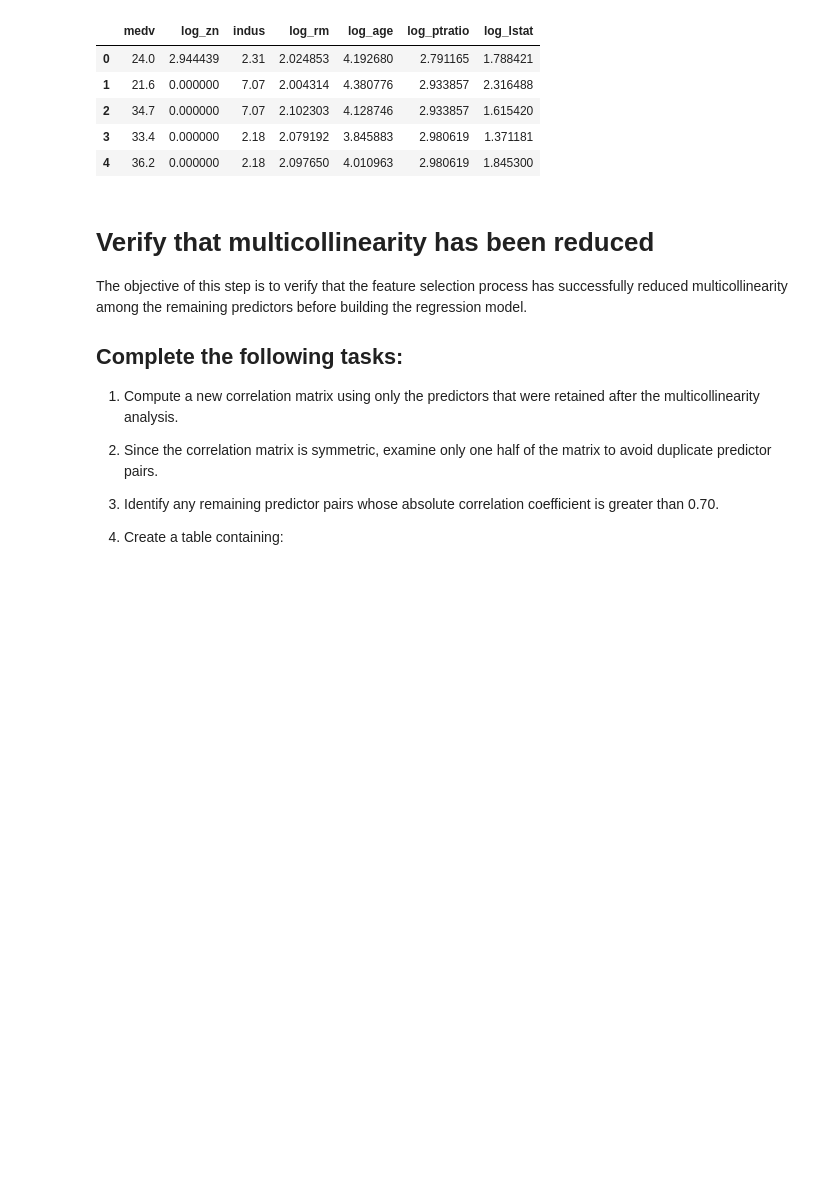
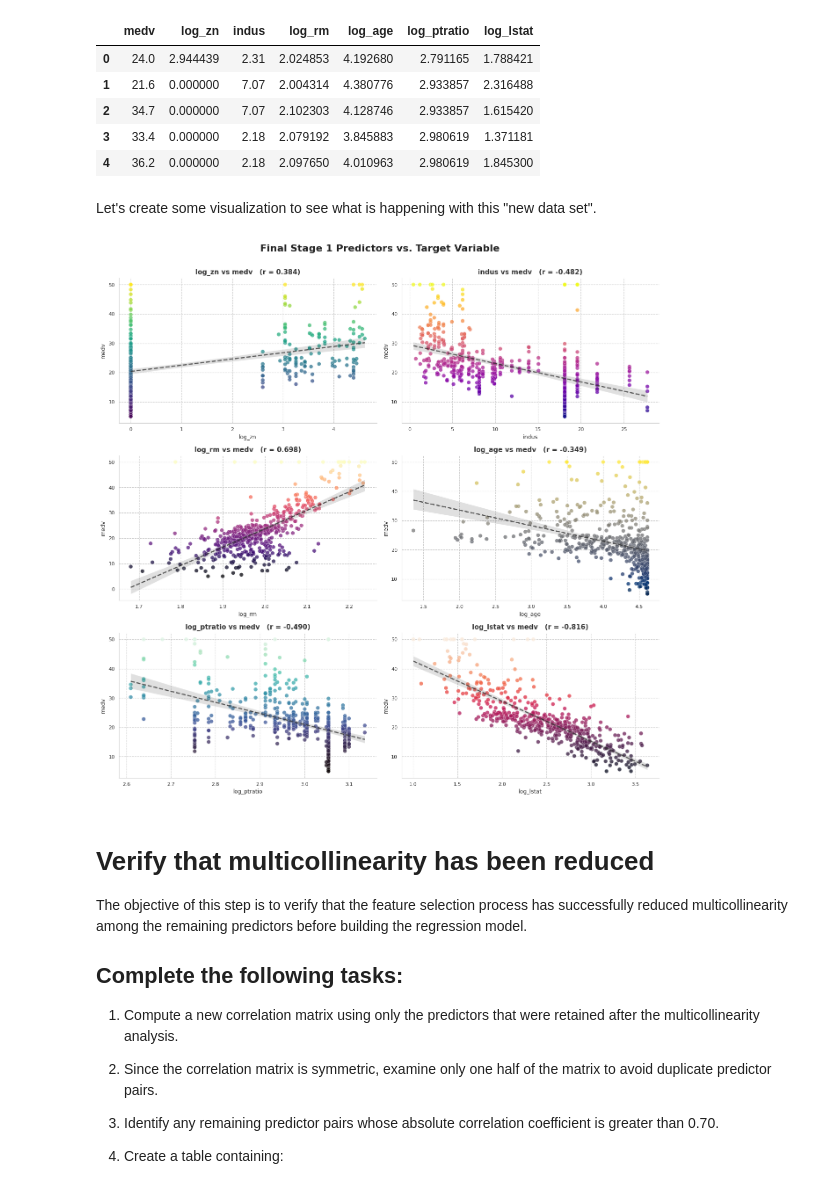
Before and after one commit to JoseAlberto88/Predictive-Analytics-, a Jupyter notebook: DAMO510_Module_04_in_Class_Activity_Starter_notebook.ipynb, the cells around one changed output. Saved outputs shown, nothing was run; the diff lists cells and outputs as text; code cells hidden in the pictures; blank space fills up the shorter version.

```diff
--- a/DAMO510_Module_04_in_Class_Activity_Starter_notebook.ipynb
+++ b/DAMO510_Module_04_in_Class_Activity_Starter_notebook.ipynb
@@ -964,6 +964,57 @@ Final Stage 1 shape: (498, 7)
 | 2 | 34.7 | 0.000000 | 7.07 | 2.102303 | 4.128746 | 2.933857 | 1.615420 |
 | 3 | 33.4 | 0.000000 | 2.18 | 2.079192 | 3.845883 | 2.980619 | 1.371181 |
 | 4 | 36.2 | 0.000000 | 2.18 | 2.097650 | 4.010963 | 2.980619 | 1.845300 |
+# %% [markdown]
+Let's create some visualization to see what is happening with this "new data set".
+# %%
+import matplotlib.pyplot as plt
+import seaborn as sns
+import numpy as np
+
+sns.set_style("whitegrid", {"grid.linestyle": "--", "grid.alpha": 0.3})
+
+# A distinct, vivid colormap per predictor for visual variety
+cmaps = ["viridis", "plasma", "magma", "cividis", "mako", "rocket"]
+
+ncols = 2
+nrows = int(np.ceil(len(final_stage1_features) / ncols))
+
+fig, axes = plt.subplots(nrows, ncols, figsize=(13, nrows * 4.2))
+axes = axes.flatten()
+
+for i, col in enumerate(final_stage1_features):
+    ax = axes[i]
+    r = target_correlations_sorted[col]
+
+    scatter = ax.scatter(
+        df_stage1_final[col], df_stage1_final[target],
+        c=df_stage1_final[target], cmap=cmaps[i % len(cmaps)],
+        alpha=0.75, s=40, edgecolor="white", linewidth=0.3
+    )
+
+    sns.regplot(
+        x=col, y=target, data=df_stage1_final,
+        scatter=False, ax=ax, color="#333333",
+        line_kws={"linewidth": 1.8, "linestyle": "--", "alpha": 0.8}
+    )
+
+    ax.set_title(f"{col} vs {target}   (r = {r:.3f})", fontsize=11, fontweight="bold", color="#333333")
+    ax.set_xlabel(col, fontsize=9)
+    ax.set_ylabel(target, fontsize=9)
+    ax.tick_params(labelsize=8)
+    ax.spines["top"].set_visible(False)
+    ax.spines["right"].set_visible(False)
+
+# Hide any unused subplot slots
+for j in range(len(final_stage1_features), len(axes)):
+    axes[j].axis("off")
+
+fig.suptitle("Final Stage 1 Predictors vs. Target Variable",
+             fontsize=16, fontweight="bold", color="#222222", y=1.005)
+plt.tight_layout()
+plt.show()
+# %% [output]
+[figure, added]
 # %% [markdown]
 # Verify that multicollinearity has been reduced
 
```
Also changed, not shown: parts of 5 cells of this notebook.
